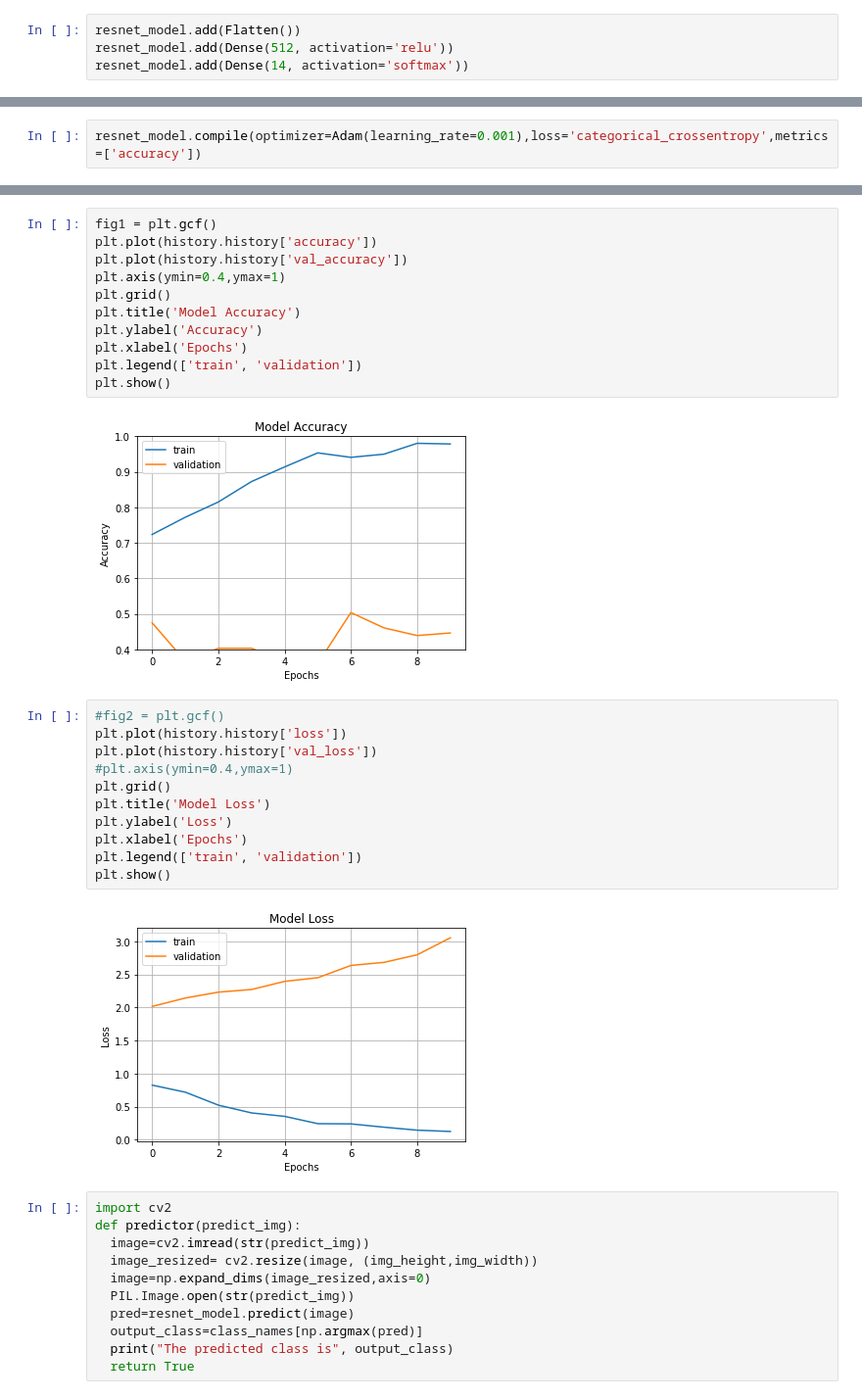
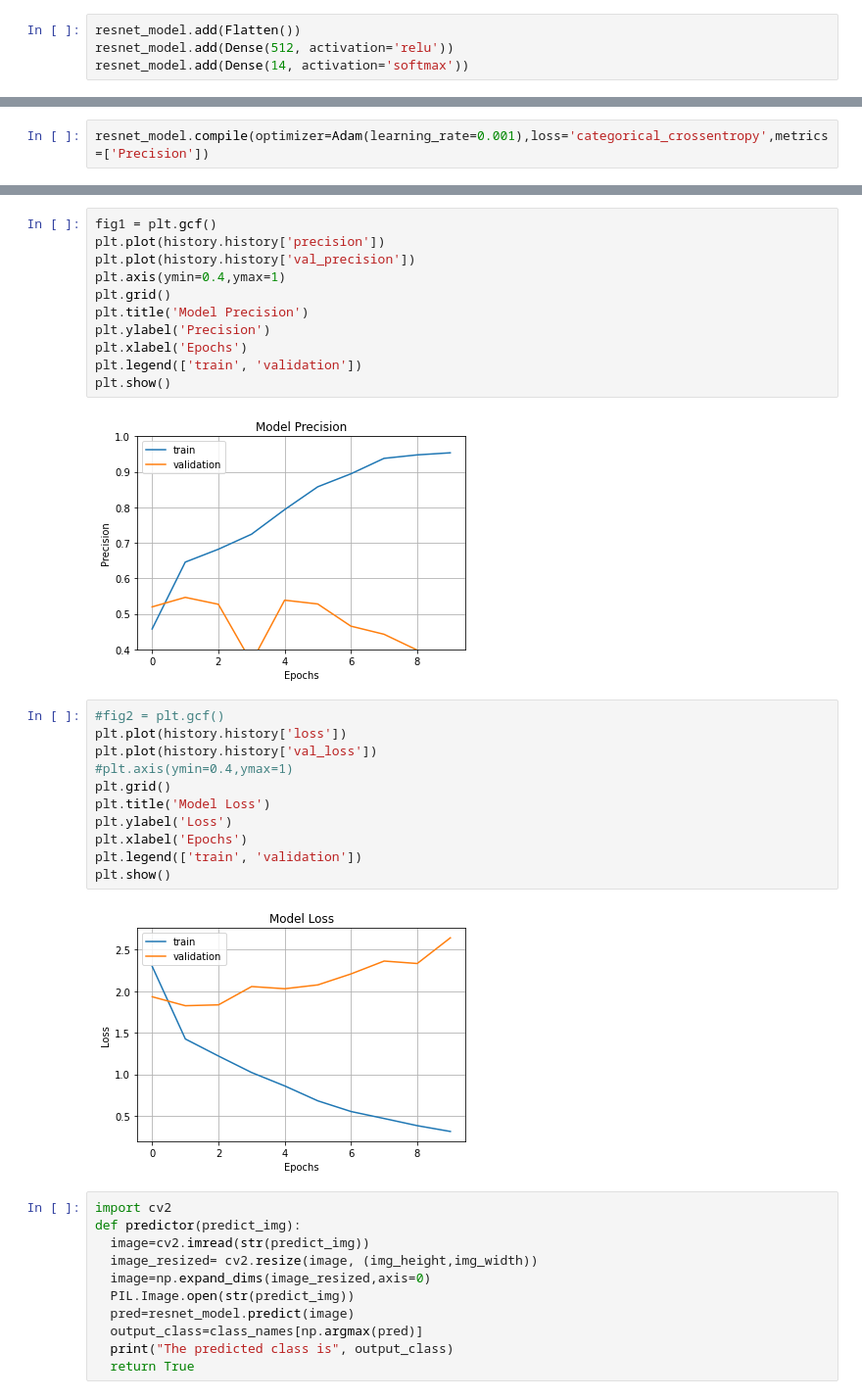
Before and after one commit to snvssk/data298A, a Jupyter notebook: SatelliteImagery/MLModels/Resent50_RoofSegmentation.ipynb, the cells around one changed output, grey strips where cells are left out. Shown: that part at 98% size. Saved outputs shown, nothing was run; the diff lists cells and outputs as text.

Commit message:
Updating to use Precision

```diff
--- a/SatelliteImagery/MLModels/Resent50_RoofSegmentation.ipynb
+++ b/SatelliteImagery/MLModels/Resent50_RoofSegmentation.ipynb
@@ -190,7 +193,7 @@ Trainable params: 1,056,270
 Non-trainable params: 23,587,712
 _________________________________________________________________
 # %%
-resnet_model.compile(optimizer=Adam(learning_rate=0.001),loss='categorical_crossentropy',metrics=['accuracy'])
+resnet_model.compile(optimizer=Adam(learning_rate=0.001),loss='categorical_crossentropy',metrics=['Precision'])
 # %%
 history = resnet_model.fit(train_ds, validation_data=val_ds, epochs=10)
 # %% [output]
@@ -217,16 +220,16 @@ Epoch 10/10
 # %%
 fig1 = plt.gcf()
-plt.plot(history.history['accuracy'])
-plt.plot(history.history['val_accuracy'])
+plt.plot(history.history['precision'])
+plt.plot(history.history['val_precision'])
 plt.axis(ymin=0.4,ymax=1)
 plt.grid()
-plt.title('Model Accuracy')
-plt.ylabel('Accuracy')
+plt.title('Model Precision')
+plt.ylabel('Precision')
 plt.xlabel('Epochs')
 plt.legend(['train', 'validation'])
 plt.show()
 # %% [output]
-[figure, old version]
+[figure, new version]
 # %%
 #fig2 = plt.gcf()
 plt.plot(history.history['loss'])
@@ -239,7 +242,7 @@ plt.xlabel('Epochs')
 plt.legend(['train', 'validation'])
 plt.show()
 # %% [output]
-[figure, old version]
+[figure, new version]
 # %%
 import cv2
 def predictor(predict_img):
```
Also changed, not shown: parts of 10 cells of this notebook.
